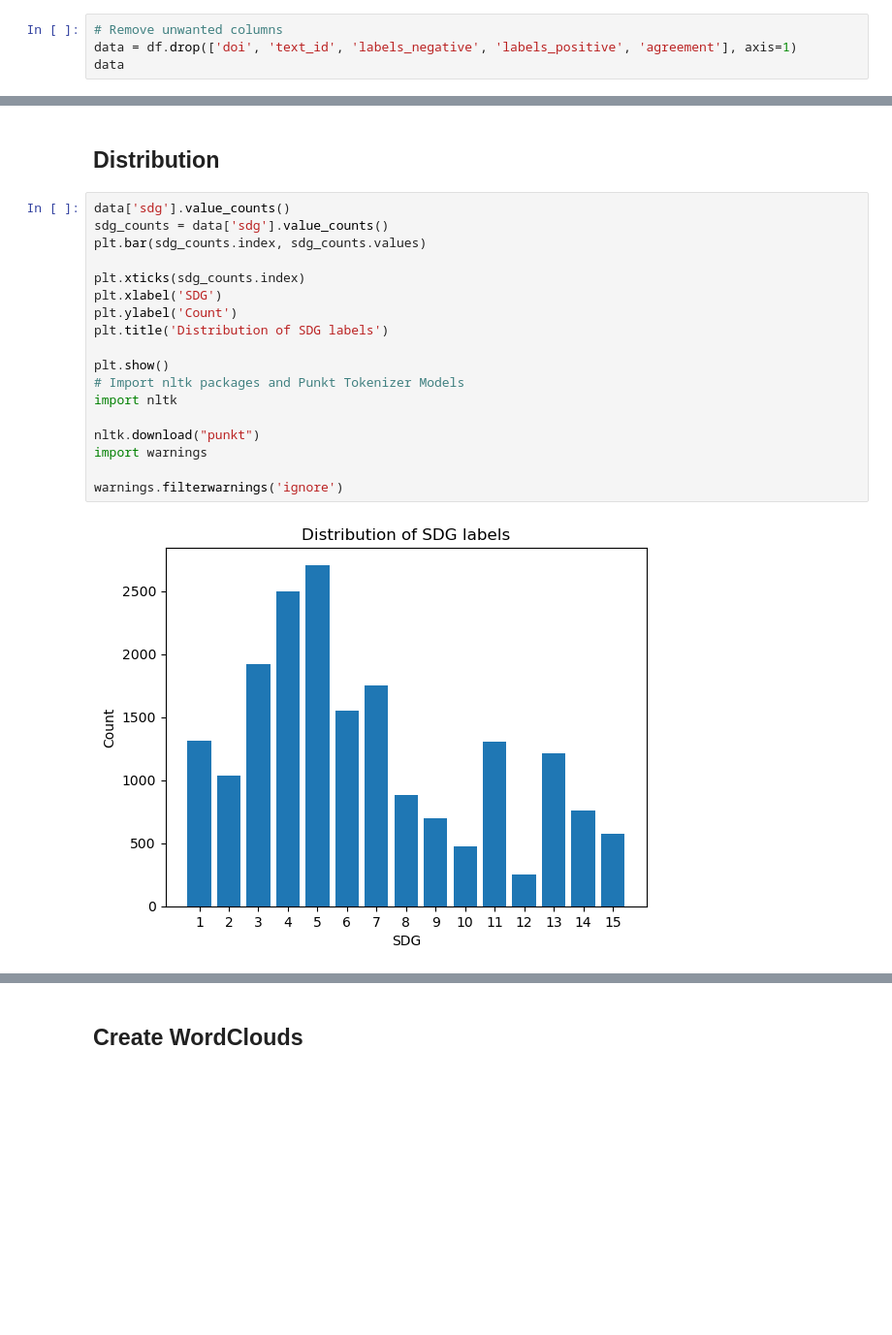
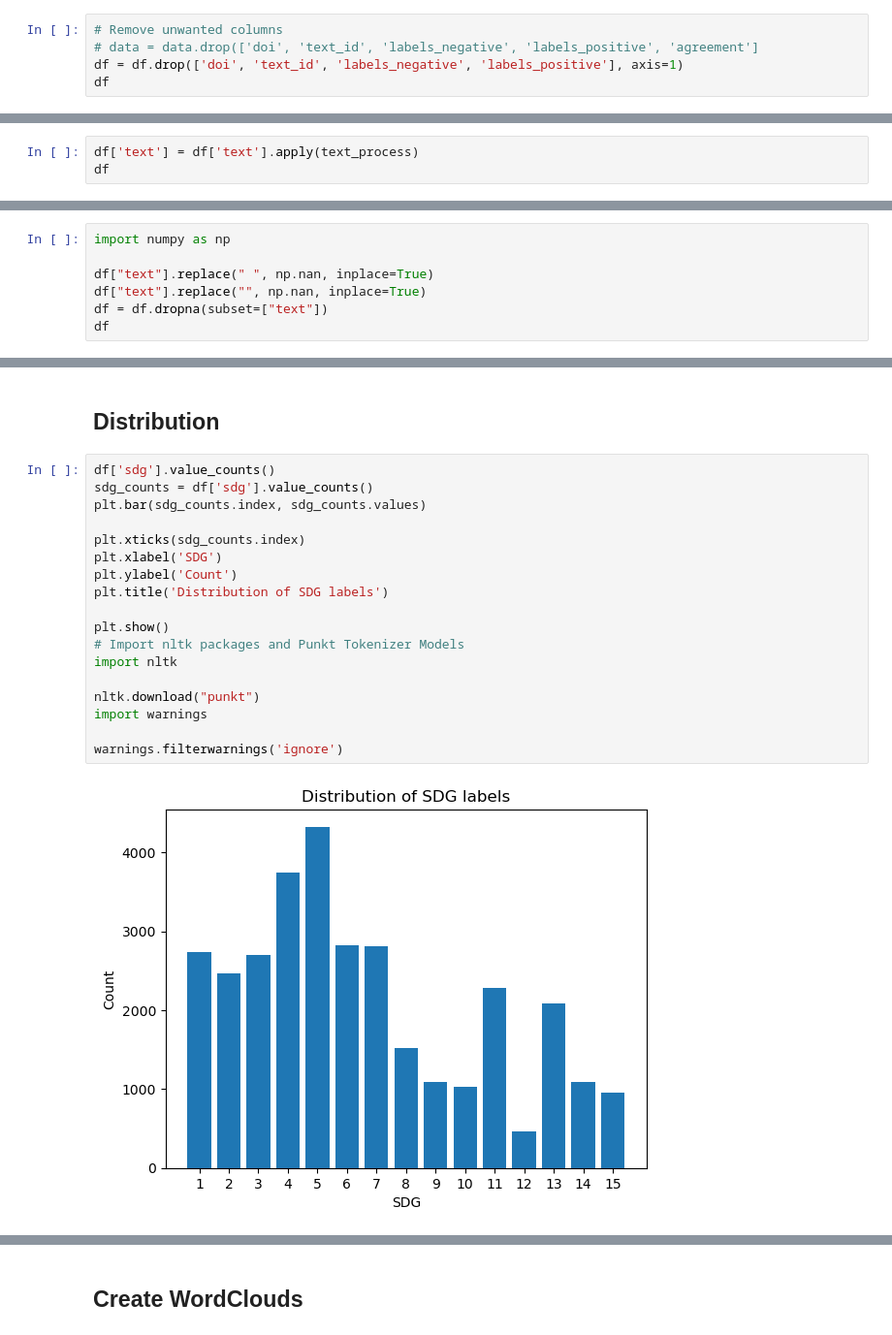
Before and after one commit to johnnyqjy/data245, a Jupyter notebook: data.ipynb, the cells around one changed output, grey strips where cells are left out. Shown at 97% size. Cells and saved outputs as stored; diff of their text form; blank space fills up the shorter version.

Commit message:
Handle missing value

```diff
--- a/data.ipynb
+++ b/data.ipynb
@@ -42,6 +35,7 @@ memory usage: 1.7+ MB
 ### Remove unwanted columns
 # %%
 # Remove unwanted columns
-data = df.drop(['doi', 'text_id', 'labels_negative', 'labels_positive', 'agreement'], axis=1)
-data
+# data = data.drop(['doi', 'text_id', 'labels_negative', 'labels_positive', 'agreement']
+df = df.drop(['doi', 'text_id', 'labels_negative', 'labels_positive'], axis=1)
+df
 # %% [output]
@@ -98,0 +71,3 @@ df.iloc[0][2]
+# %%
+df['text'] = df['text'].apply(text_process)
+df
@@ -102,0 +94,7 @@ df.iloc[0][2]
+# %%
+import numpy as np
+
+df["text"].replace(" ", np.nan, inplace=True)
+df["text"].replace("", np.nan, inplace=True)
+df = df.dropna(subset=["text"])
+df
@@ -103,25 +115,25 @@ df.iloc[0][2]
 # %% [markdown]
 ## Distribution
 # %%
-data['sdg'].value_counts()
-sdg_counts = data['sdg'].value_counts()
+df['sdg'].value_counts()
+sdg_counts = df['sdg'].value_counts()
 plt.bar(sdg_counts.index, sdg_counts.values)
 
 plt.xticks(sdg_counts.index)
 plt.xlabel('SDG')
 plt.ylabel('Count')
 plt.title('Distribution of SDG labels')
 
 plt.show()
 # Import nltk packages and Punkt Tokenizer Models
 import nltk
 
 nltk.download("punkt")
 import warnings
 
 warnings.filterwarnings('ignore')
 # %% [output]
-[figure, old version]
+[figure, new version]
 [nltk_data] Downloading package punkt to /Users/pan/nltk_data...
 [nltk_data]   Package punkt is already up-to-date!
 # %% [markdown]
```
Also changed, not shown: parts of 8 cells of this notebook.
